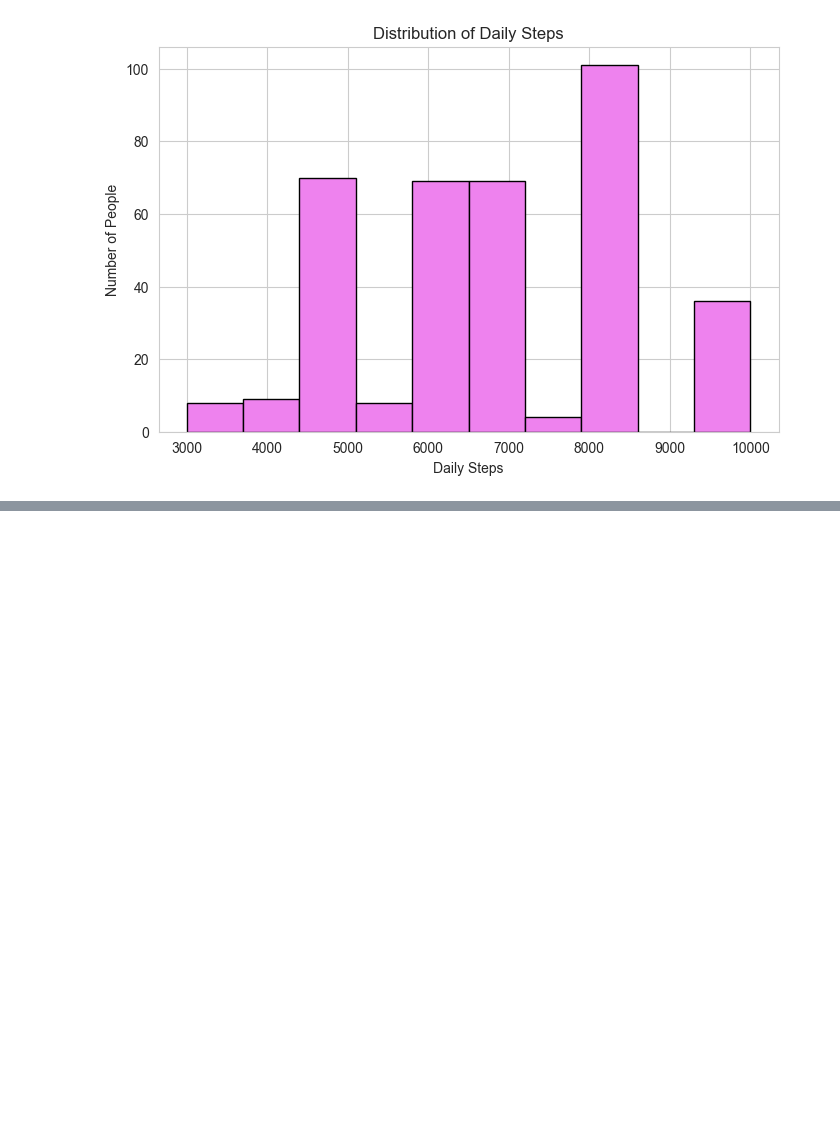
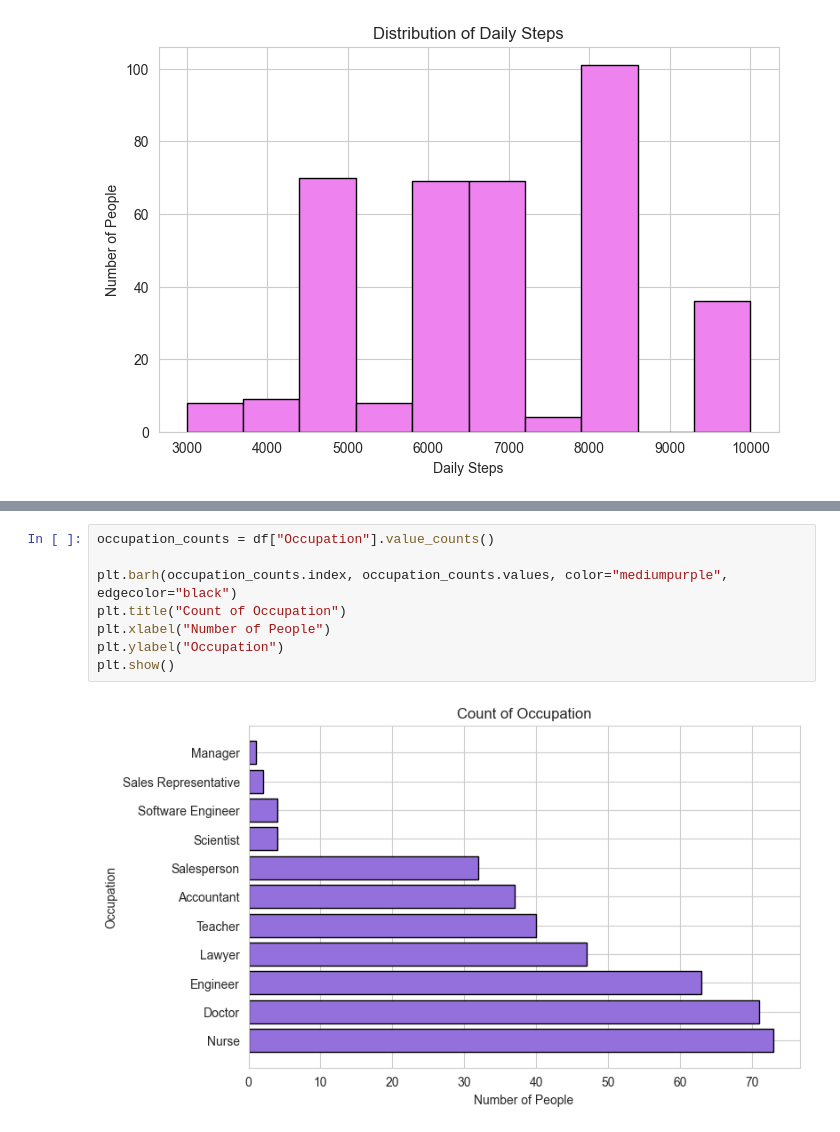
Before and after one commit to Harnoor0718/Data_Analytics, a Jupyter notebook: Summer Training/mini_project.ipynb, the cells around one changed output, grey strips where cells are left out. Cells and saved outputs as stored; diff of their text form; blank space fills up the shorter version.

```diff
--- a/Summer Training/mini_project.ipynb
+++ b/Summer Training/mini_project.ipynb
@@ -128,0 +146,10 @@ plt.show()
+# %%
+occupation_counts = df["Occupation"].value_counts()
+
+plt.barh(occupation_counts.index, occupation_counts.values, color="mediumpurple", edgecolor="black")
+plt.title("Count of Occupation")
+plt.xlabel("Number of People")
+plt.ylabel("Occupation")
+plt.show()
+# %% [output]
+[figure, added]
```
Also changed, not shown: parts of 13 cells of this notebook, 1 other file.
